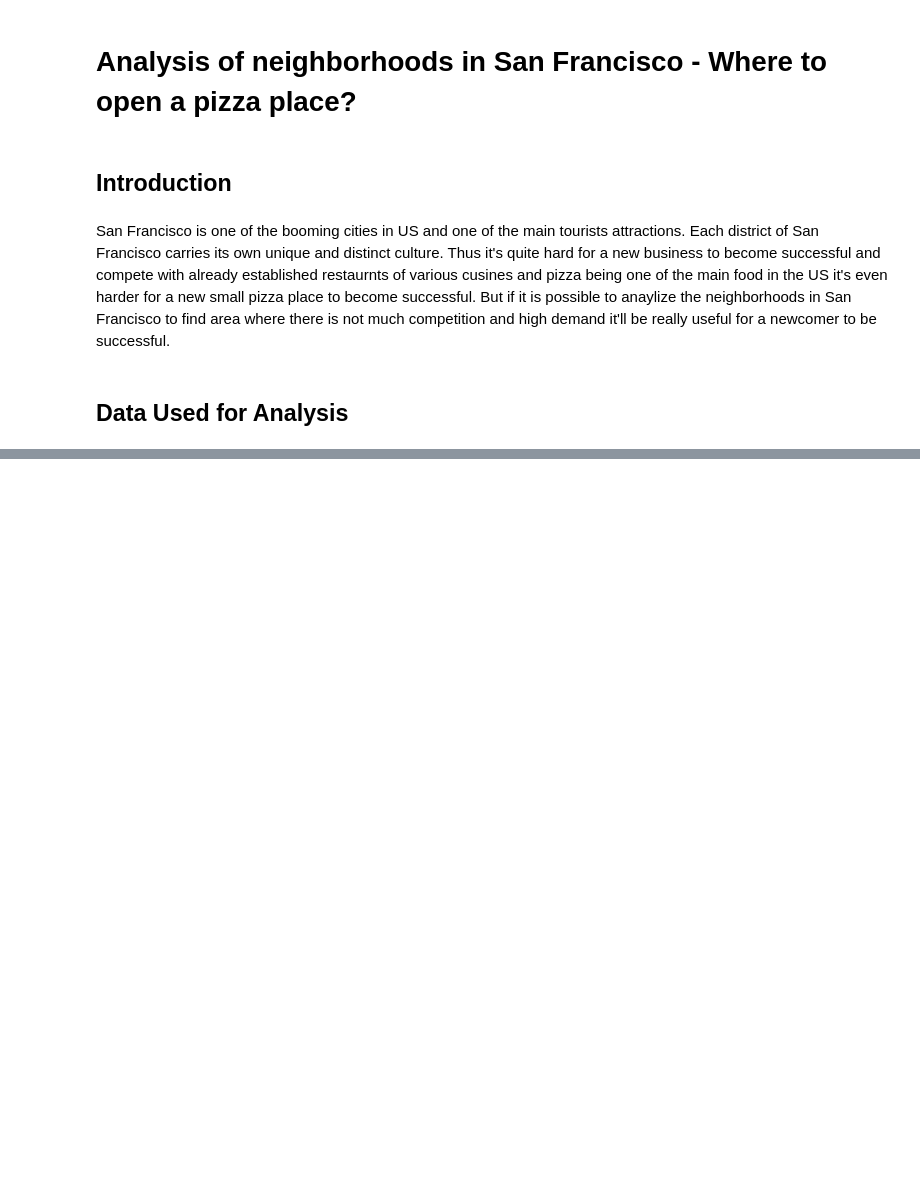
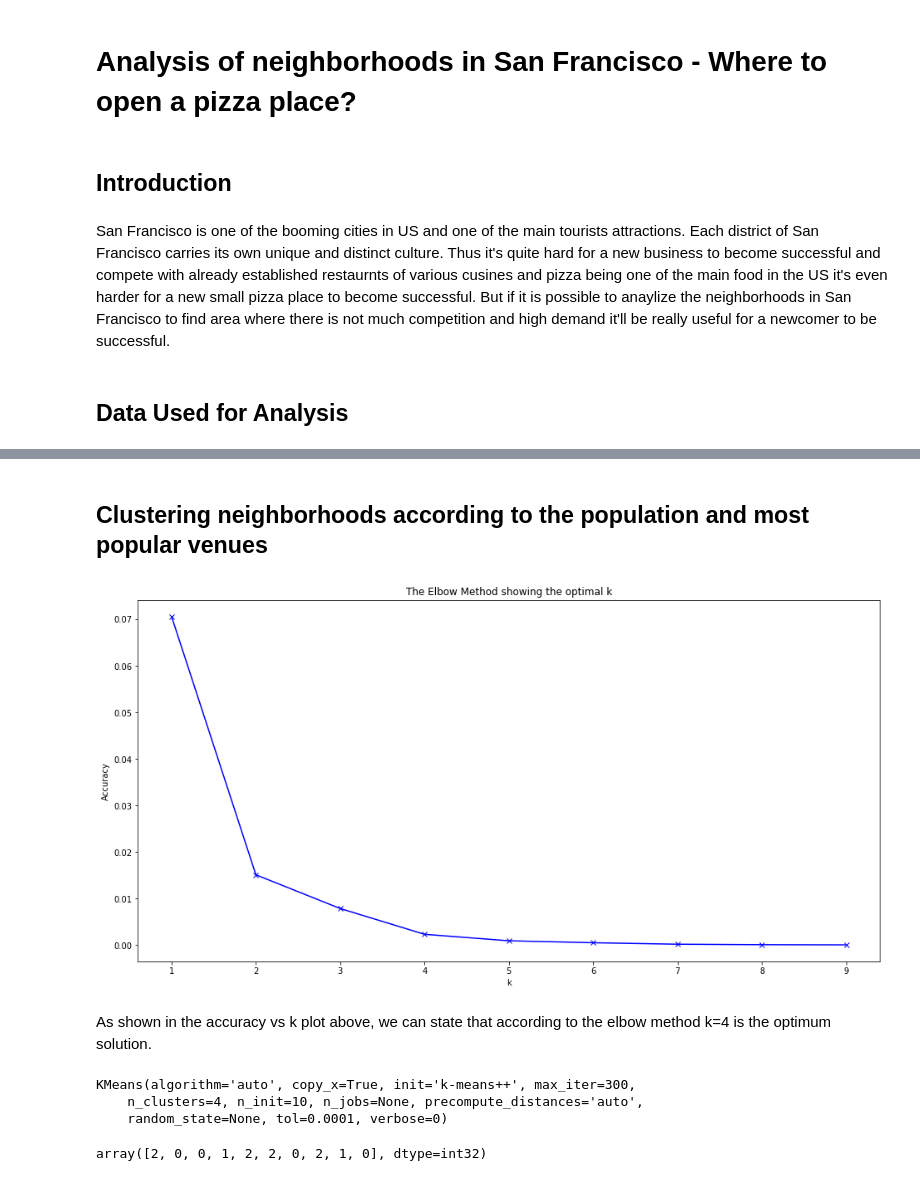
Before and after one commit to Cjay13/Coursera_Capstone, a Jupyter notebook: Analysis of neighborhood in San Francisco .ipynb, the cells around one changed output, grey strips where cells are left out. Saved outputs shown, nothing was run; the diff lists cells and outputs as text; code cells hidden in the pictures; blank space fills up the shorter version.

```diff
--- a/Analysis of neighborhood in San Francisco .ipynb
+++ b/Analysis of neighborhood in San Francisco .ipynb
@@ -10,0 +263,5 @@ The dataset "San Francisco Neighborhoods (Designated by SF Assoc. of Realtors)"
+# %%
+df_final.drop(['Postal Code'], axis = 1, inplace = True)
+# %%
+#add a column containing the ratio between number pizza places and population
+df_final['num/pop'] = (df_final['Pizza Place Count']/df_final['Population']) * 1000
@@ -10,0 +288,3 @@ The dataset "San Francisco Neighborhoods (Designated by SF Assoc. of Realtors)"
+# %%
+#dataframe for clustering
+df_clus = df_final.drop(['Population', 'Pizza Place Count'], axis = 1)
@@ -10,0 +300,2 @@ The dataset "San Francisco Neighborhoods (Designated by SF Assoc. of Realtors)"
+# %% [markdown]
+## Clustering neighborhoods according to the population and most popular venues
@@ -10,0 +304,30 @@ The dataset "San Francisco Neighborhoods (Designated by SF Assoc. of Realtors)"
+# %%
+#finding the optimum k for clustering using elbow method
+accuracy = []
+K = range(1,10)
+for k in K:
+    kmeanModel = KMeans(n_clusters=k)
+    kmeanModel.fit(df_clus.drop('Neighborhood', axis = 1))
+    accuracy.append(kmeanModel.inertia_)
+# %%
+plt.figure(figsize=(16,8))
+plt.plot(K, accuracy, 'bx-')
+plt.xlabel('k')
+plt.ylabel('Accuracy')
+plt.title('The Elbow Method showing the optimal k')
+plt.show()
+# %% [output]
+[figure, added]
+# %% [markdown]
+As shown in the accuracy vs k plot above, we can state that according to the elbow method k=4 is the optimum solution.
+# %%
+kmeanModel = KMeans(n_clusters=4)
+kmeanModel.fit(df_clus.drop('Neighborhood', axis = 1))
+# %% [output]
+KMeans(algorithm='auto', copy_x=True, init='k-means++', max_iter=300,
+    n_clusters=4, n_init=10, n_jobs=None, precompute_distances='auto',
+    random_state=None, tol=0.0001, verbose=0)
+# %%
+kmeanModel.labels_[0:10]
+# %% [output]
+array([2, 0, 0, 1, 2, 2, 0, 2, 1, 0], dtype=int32)
```
Also changed, not shown: parts of 49 cells of this notebook.
